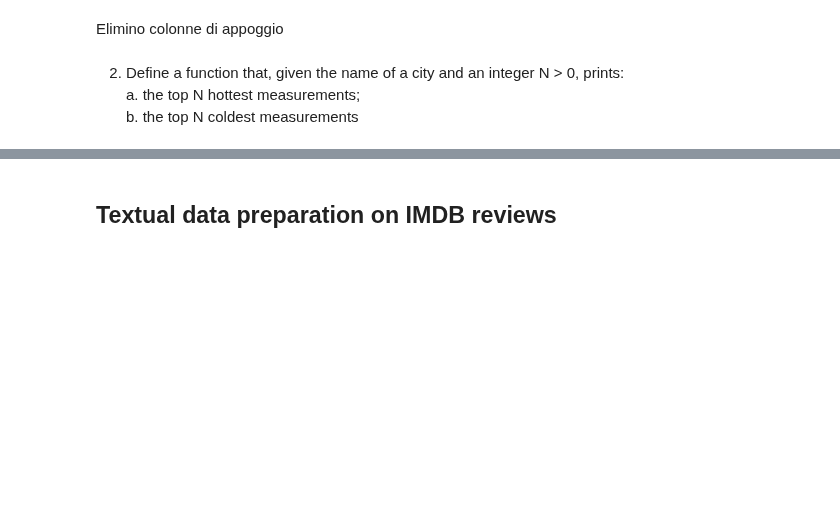
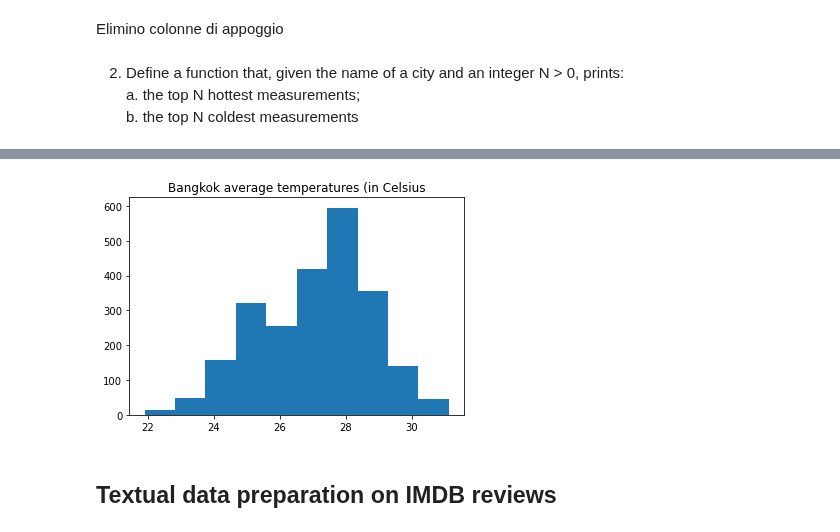
Before and after one commit to Edoch94/data-science-lab-1, a Jupyter notebook: MyRepo/Lab2/Lab2.ipynb, the cells around one changed output, grey strips where cells are left out. Saved outputs shown, nothing was run; the diff lists cells and outputs as text; code cells hidden in the pictures; blank space fills up the shorter version.

```diff
--- a/MyRepo/Lab2/Lab2.ipynb
+++ b/MyRepo/Lab2/Lab2.ipynb
@@ -117,3 +158,12 @@ highest,lowest = top_temperatures_city(df=GLT_filtered,name='Aleppo')
+# %%
+def fahrenheit_to_celsius(value):
+    return (value - 32) / 1.8
+# %%
+plt.hist(GLT_filtered[GLT_filtered['City'] == 'Bangkok']['AverageTemperature_filled'].transform(fahrenheit_to_celsius))
+plt.title('Bangkok average temperatures (in Celsius')
+plt.show()
+# %% [output]
+[figure, added]
 # %% [markdown]
 ## Textual data preparation on IMDB reviews
 # %% [markdown]
```
Also changed, not shown: parts of 24 cells of this notebook, 6 other files.
